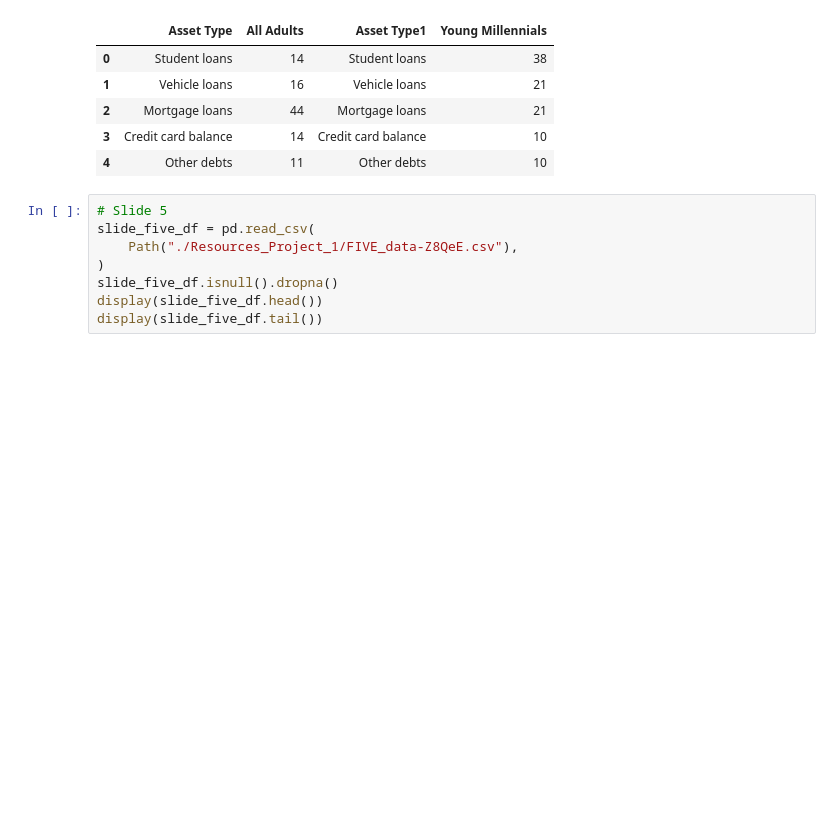
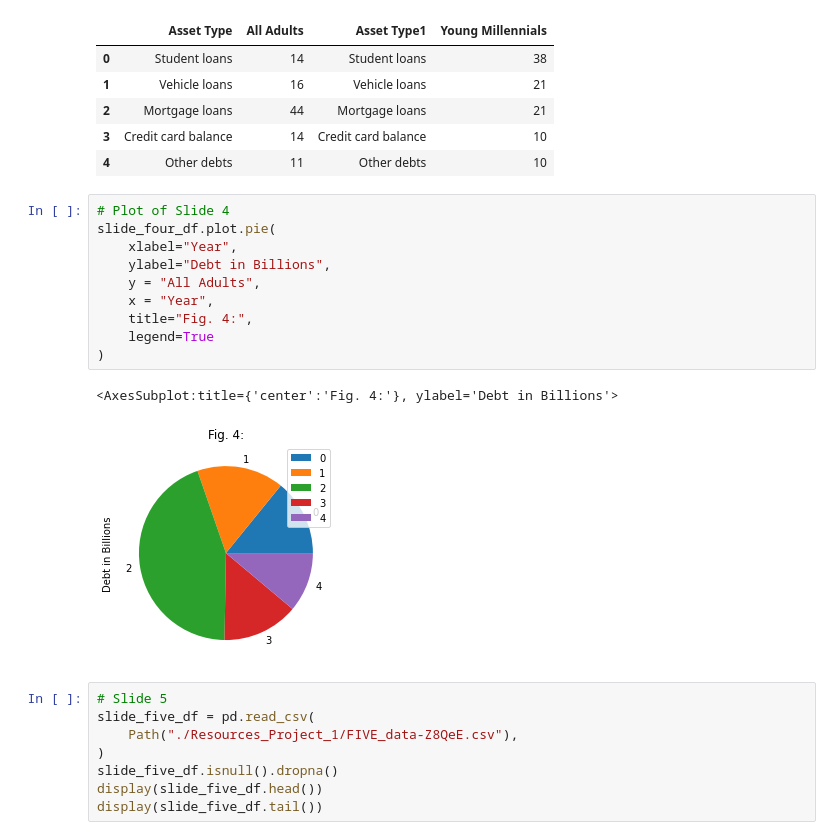
Before and after one commit to toniahurst/FinTech_Project_1, a Jupyter notebook: Project_1.ipynb, the cells around one changed output. Drawn from its saved outputs; the diff is of its cells as text; blank space fills up the shorter version.

Commit message:
Adjusting visualizations

```diff
--- a/Project_1.ipynb
+++ b/Project_1.ipynb
@@ -143,6 +143,19 @@ display(slide_four_df.tail())
 | 2 | Mortgage loans | 44 | Mortgage loans | 21 |
 | 3 | Credit card balance | 14 | Credit card balance | 10 |
 | 4 | Other debts | 11 | Other debts | 10 |
+# %%
+# Plot of Slide 4
+slide_four_df.plot.pie(
+    xlabel="Year",
+    ylabel="Debt in Billions",
+    y = "All Adults",
+    x = "Year",
+    title="Fig. 4:",
+    legend=True
+)
+# %% [output]
+<AxesSubplot:title={'center':'Fig. 4:'}, ylabel='Debt in Billions'>
+[figure, added]
 # %%
 # Slide 5
 slide_five_df = pd.read_csv(
```
Also changed, not shown: parts of 8 cells of this notebook, 1 other file.
